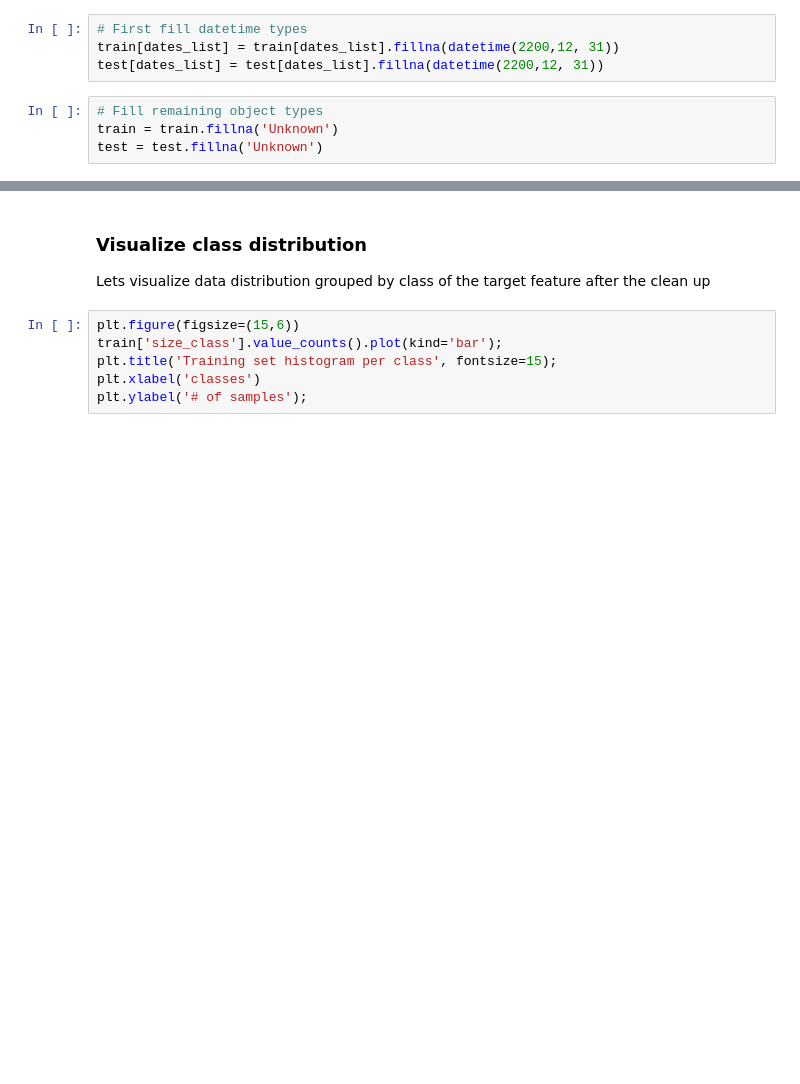
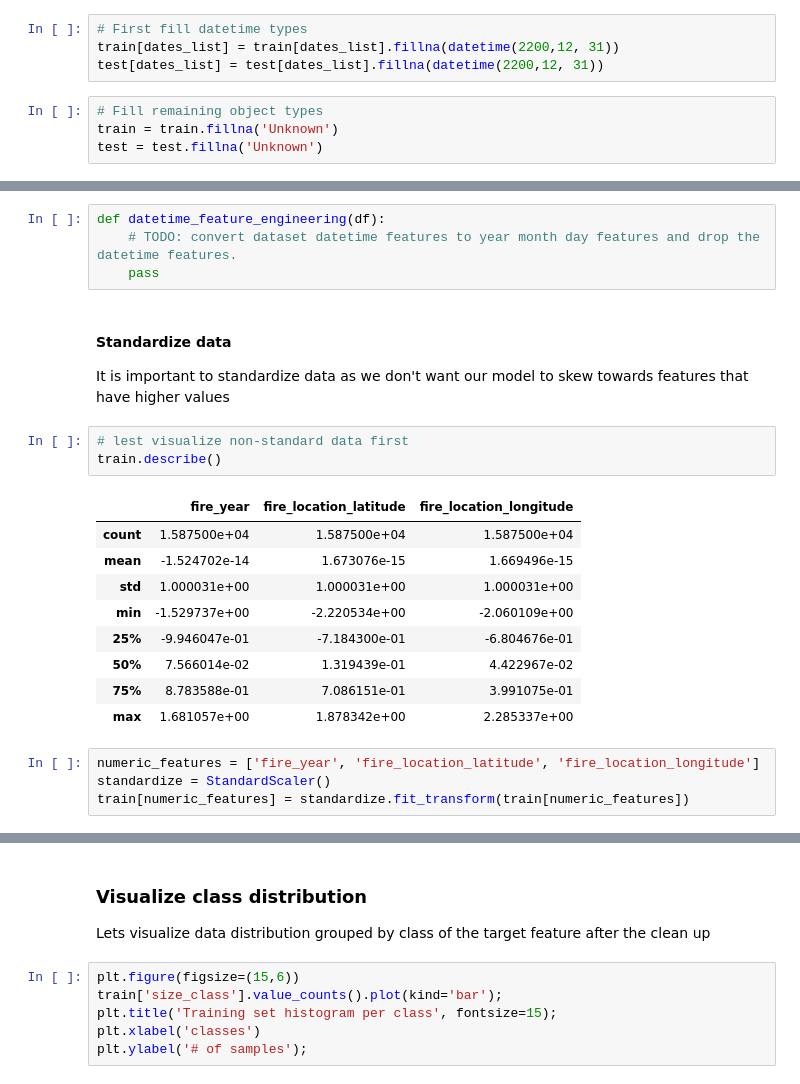
Before and after one commit to CheloGE/CARINO-wildfire_size_prediction, a Jupyter notebook: Wildfire_size_prediction.ipynb, the cells around one changed output, grey strips where cells are left out. Saved outputs shown, nothing was run; the diff lists cells and outputs as text; blank space fills up the shorter version.

```diff
--- a/Wildfire_size_prediction.ipynb
+++ b/Wildfire_size_prediction.ipynb
@@ -238,0 +260,25 @@ test = test.fillna('Unknown')
+# %%
+def datetime_feature_engineering(df):
+    # TODO: convert dataset datetime features to year month day features and drop the datetime features.
+    pass
+# %% [markdown]
+#### Standardize data
+
+It is important to standardize data as we don't want our model to skew towards features that have higher values
+# %%
+# lest visualize non-standard data first
+train.describe()
+# %% [output]
+|  | fire_year | fire_location_latitude | fire_location_longitude |
+| count | 1.587500e+04 | 1.587500e+04 | 1.587500e+04 |
+| mean | -1.524702e-14 | 1.673076e-15 | 1.669496e-15 |
+| std | 1.000031e+00 | 1.000031e+00 | 1.000031e+00 |
+| min | -1.529737e+00 | -2.220534e+00 | -2.060109e+00 |
+| 25% | -9.946047e-01 | -7.184300e-01 | -6.804676e-01 |
+| 50% | 7.566014e-02 | 1.319439e-01 | 4.422967e-02 |
+| 75% | 8.783588e-01 | 7.086151e-01 | 3.991075e-01 |
+| max | 1.681057e+00 | 1.878342e+00 | 2.285337e+00 |
+# %%
+numeric_features = ['fire_year', 'fire_location_latitude', 'fire_location_longitude']
+standardize = StandardScaler()
+train[numeric_features] = standardize.fit_transform(train[numeric_features])
```
Also changed, not shown: parts of 7 cells of this notebook.
